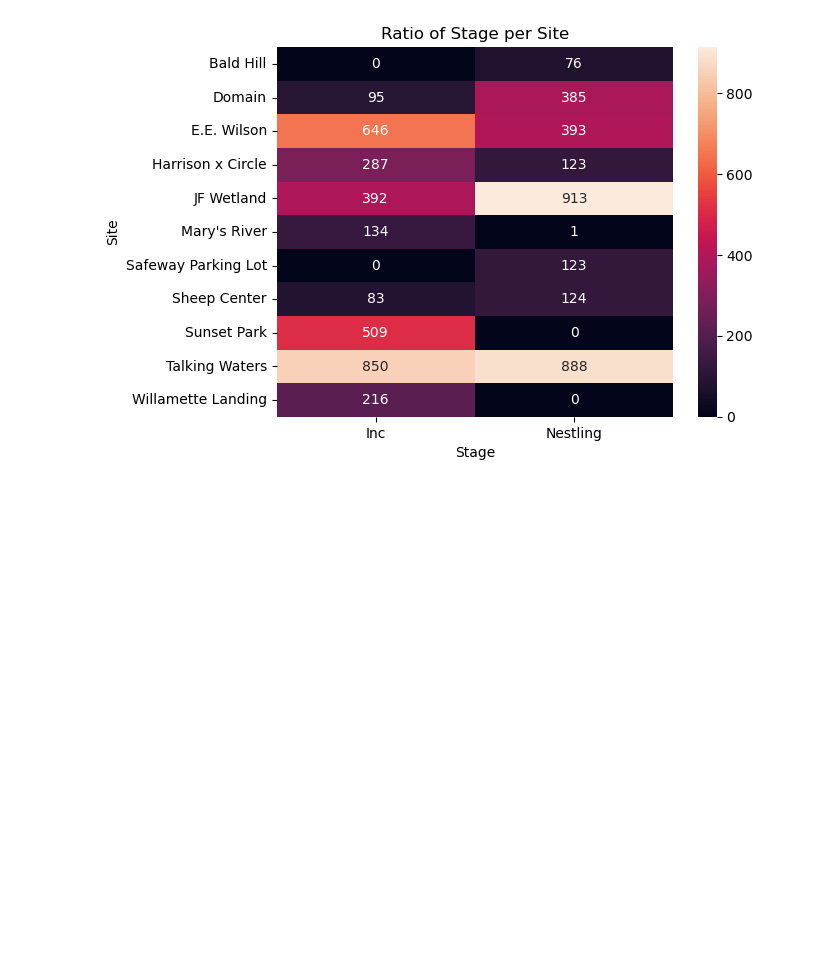
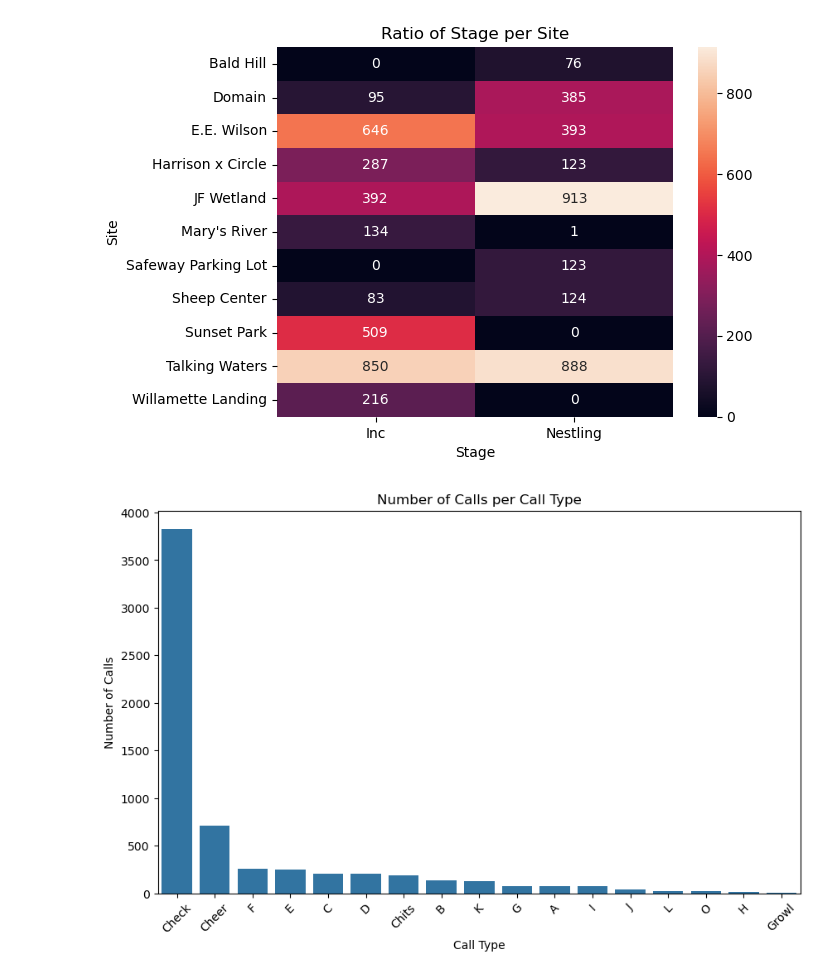
Before and after one commit to birdsocks/blackbird_calls, a Jupyter notebook: Dataset_processing/Datasets/Data_exploration.ipynb, the cells around one changed output. Drawn from its saved outputs; the diff is of its cells as text; code cells hidden in the pictures; blank space fills up the shorter version.

```diff
--- a/Dataset_processing/Datasets/Data_exploration.ipynb
+++ b/Dataset_processing/Datasets/Data_exploration.ipynb
@@ -43,3 +57,14 @@ plt.title("Ratio of Stage per Site")
 plt.show()
 # %% [output]
 [figure]
+# %%
+# plot number of calls per call_type
+plt.figure(figsize=(10, 6))
+sns.countplot(data=df, x='call_type', order=df['call_type'].value_counts().index)
+plt.title("Number of Calls per Call Type")
+plt.xlabel("Call Type")
+plt.ylabel("Number of Calls")
+plt.xticks(rotation=45)
+plt.show()
+# %% [output]
+[figure, added]
```
Also changed, not shown: parts of 16 cells of this notebook, 3 other files.
